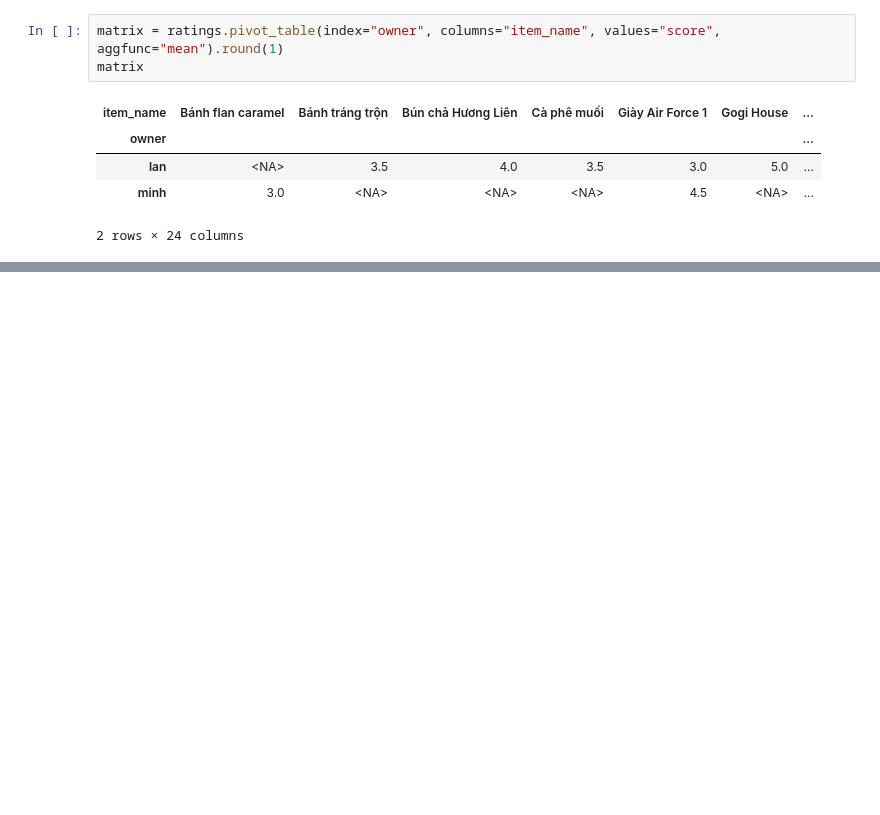
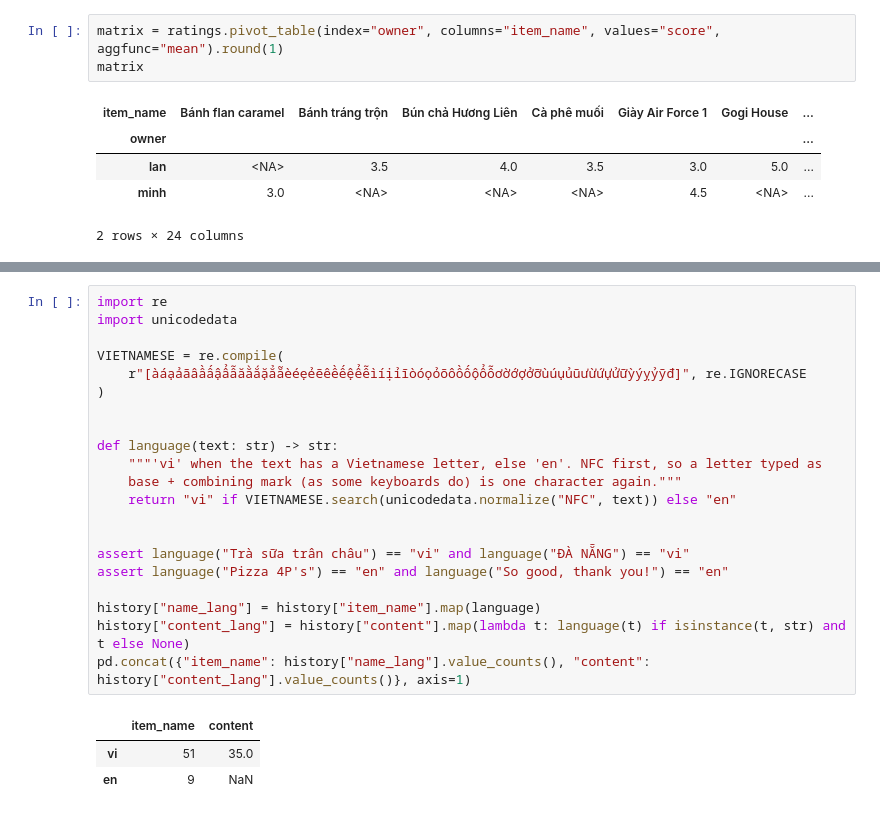
Before and after one commit to viettungvuong/EmIuMuaGi, a Jupyter notebook: ai-notebooks/recommend.ipynb, the cells around one changed output, grey strips where cells are left out. Cells and saved outputs as stored; diff of their text form; blank space fills up the shorter version.

```diff
--- a/ai-notebooks/recommend.ipynb
+++ b/ai-notebooks/recommend.ipynb
@@ -66,0 +71,25 @@ matrix
+# %%
+import re
+import unicodedata
+
+VIETNAMESE = re.compile(
+    r"[àáạảãâầấậẩẫăằắặẳẵèéẹẻẽêềếệểễìíịỉĩòóọỏõôồốộổỗơờớợởỡùúụủũưừứựửữỳýỵỷỹđ]", re.IGNORECASE
+)
+
+
+def language(text: str) -> str:
+    """'vi' when the text has a Vietnamese letter, else 'en'. NFC first, so a letter typed as
+    base + combining mark (as some keyboards do) is one character again."""
+    return "vi" if VIETNAMESE.search(unicodedata.normalize("NFC", text)) else "en"
+
+
+assert language("Trà sữa trân châu") == "vi" and language("ĐÀ NẴNG") == "vi"
+assert language("Pizza 4P's") == "en" and language("So good, thank you!") == "en"
+
+history["name_lang"] = history["item_name"].map(language)
+history["content_lang"] = history["content"].map(lambda t: language(t) if isinstance(t, str) and t else None)
+pd.concat({"item_name": history["name_lang"].value_counts(), "content": history["content_lang"].value_counts()}, axis=1)
+# %% [output]
+|  | item_name | content |
+| vi | 51 | 35.0 |
+| en | 9 | NaN |
```
Also changed, not shown: parts of 10 cells of this notebook.
